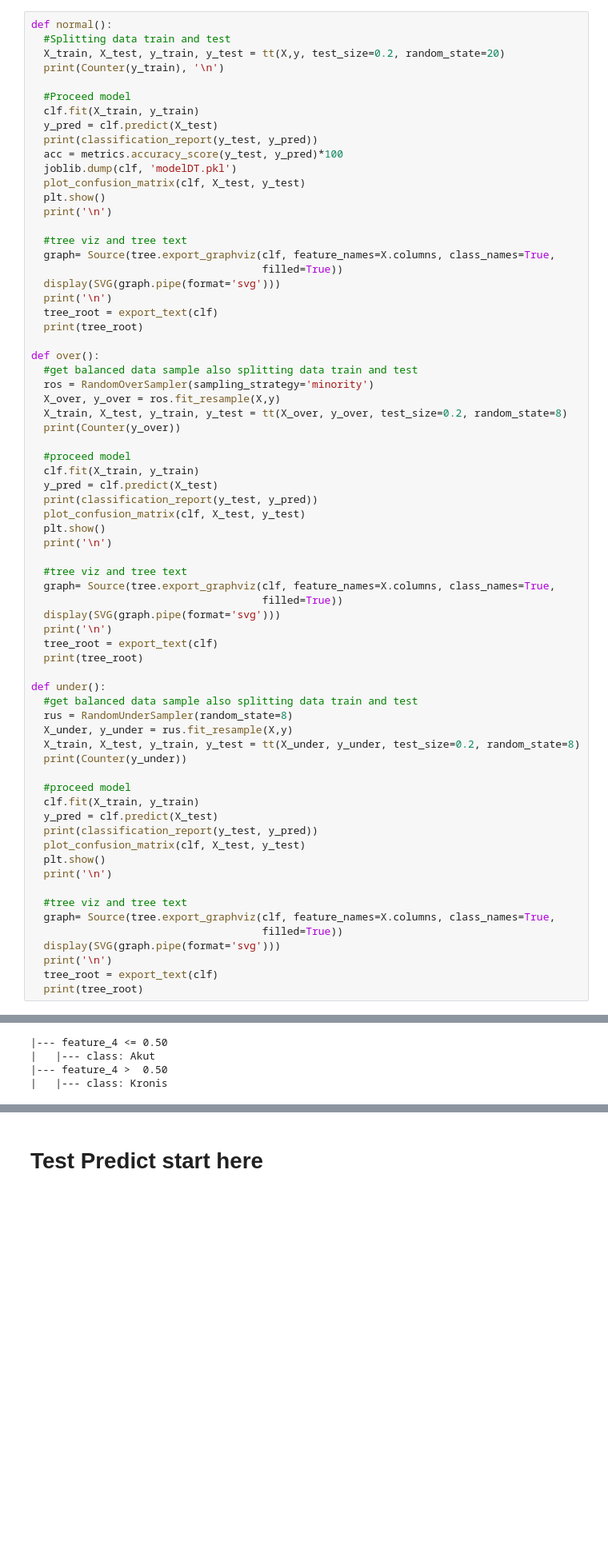
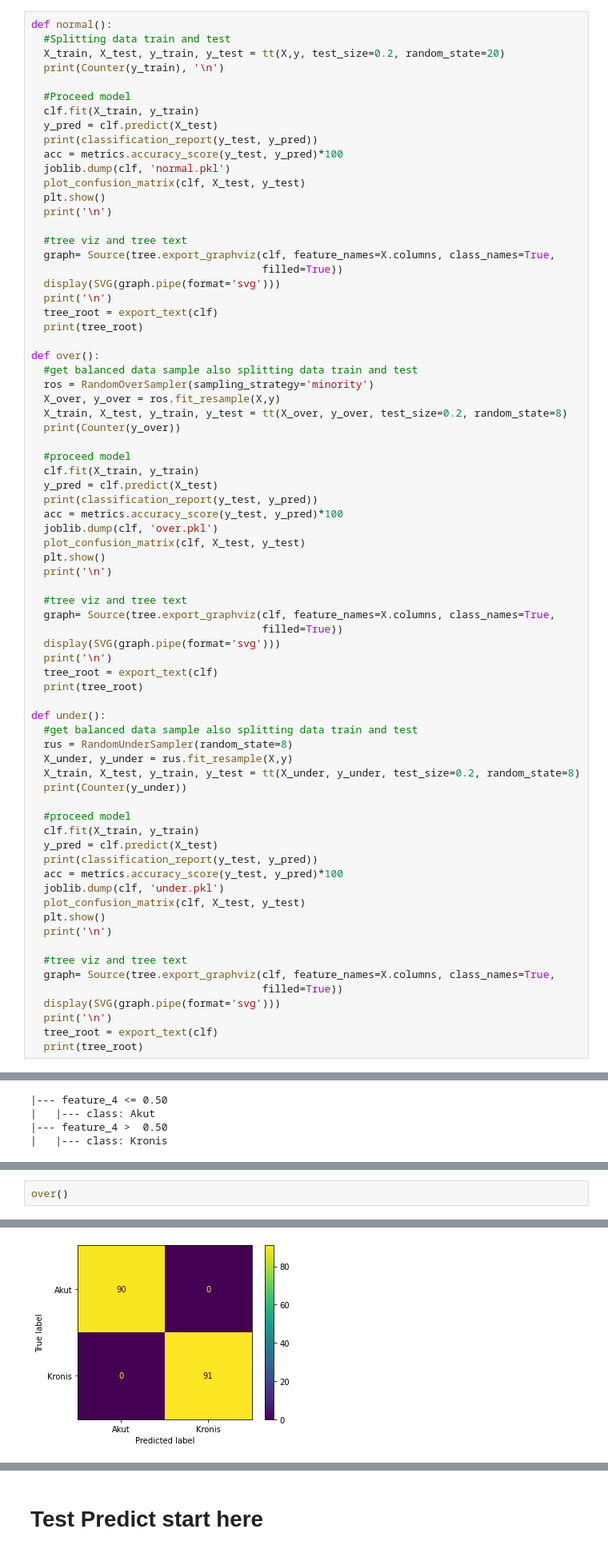
Before and after one commit to muhamadrefo/Diare, a Jupyter notebook: Diare_v_4_0'.ipynb, the cells around one changed output, grey strips where cells are left out. Shown at 80% size. Drawn from its saved outputs; the diff is of its cells as text; blank space fills up the shorter version.

Commit message:
perbaikan test

```diff
--- a/Diare_v_4_0'.ipynb
+++ b/Diare_v_4_0'.ipynb
@@ -131,7 +131,7 @@ def normal():
   y_pred = clf.predict(X_test)
   print(classification_report(y_test, y_pred))
   acc = metrics.accuracy_score(y_test, y_pred)*100
-  joblib.dump(clf, 'modelDT.pkl')
+  joblib.dump(clf, 'normal.pkl')
   plot_confusion_matrix(clf, X_test, y_test)
   plt.show()
   print('\n')
@@ -155,6 +155,8 @@ def over():
   clf.fit(X_train, y_train)
   y_pred = clf.predict(X_test)
   print(classification_report(y_test, y_pred))
+  acc = metrics.accuracy_score(y_test, y_pred)*100
+  joblib.dump(clf, 'over.pkl')
   plot_confusion_matrix(clf, X_test, y_test)
   plt.show()
   print('\n')
@@ -178,6 +180,8 @@ def under():
   clf.fit(X_train, y_train)
   y_pred = clf.predict(X_test)
   print(classification_report(y_test, y_pred))
+  acc = metrics.accuracy_score(y_test, y_pred)*100
+  joblib.dump(clf, 'under.pkl')
   plot_confusion_matrix(clf, X_test, y_test)
   plt.show()
   print('\n')
@@ -214,0 +215,3 @@ weighted avg       1.00      1.00      1.00        97
+# %%
+over()
+# %% [output]
@@ -214,0 +227 @@ weighted avg       1.00      1.00      1.00        97
+[figure, added]
```
Also changed, not shown: parts of 14 cells of this notebook.
